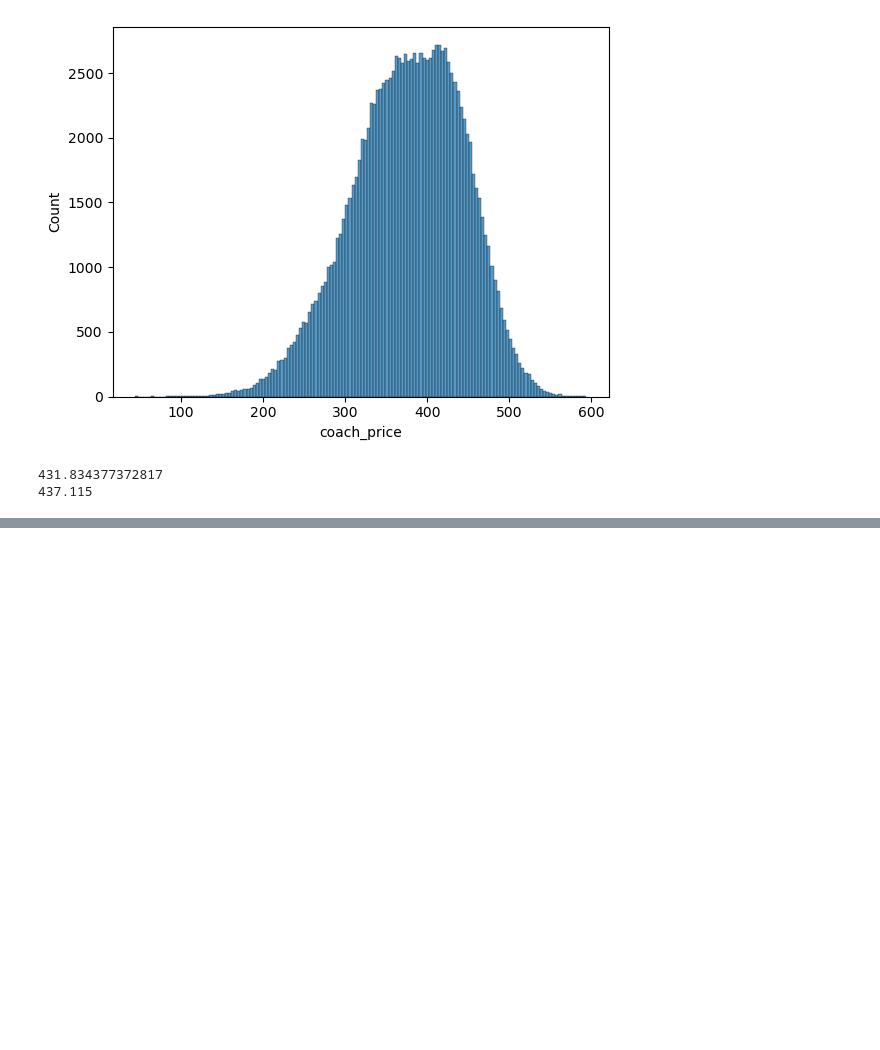
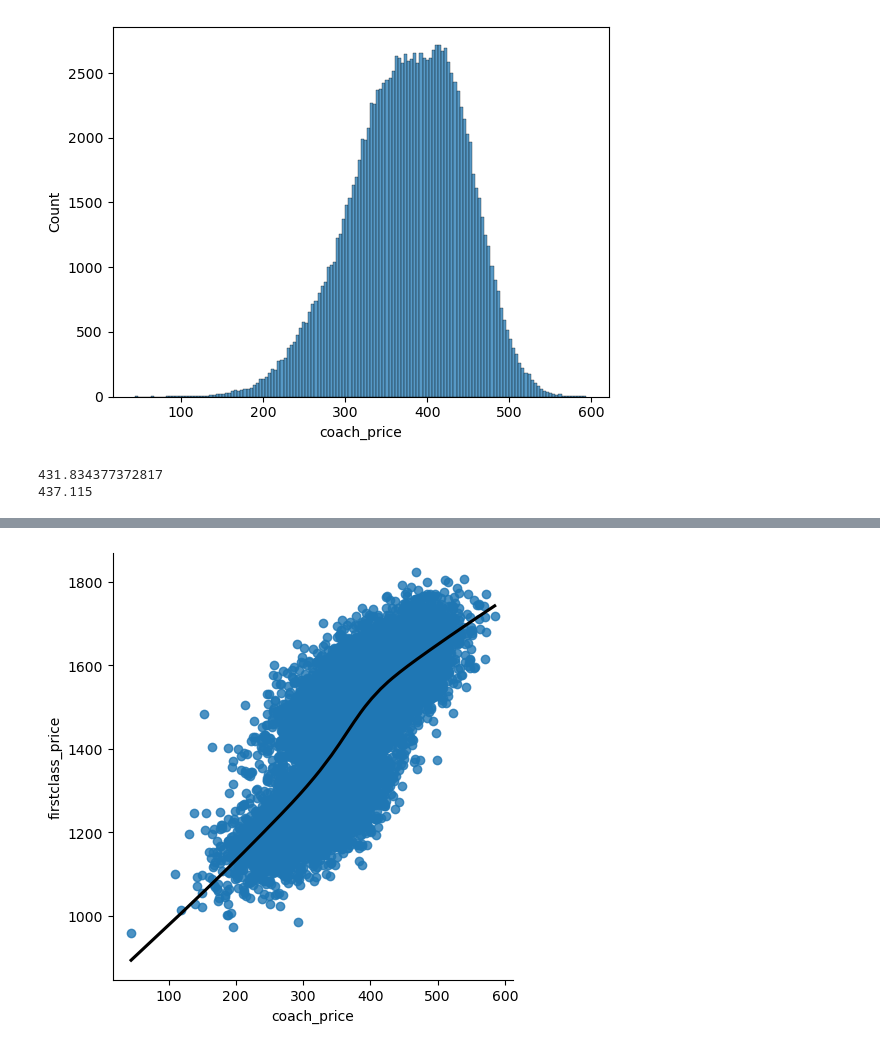
Before and after one commit to ZahraKiashemshaki/Airline-Analysis, a Jupyter notebook: Airline.ipynb, the cells around one changed output, grey strips where cells are left out. Saved outputs shown, nothing was run; the diff lists cells and outputs as text; code cells hidden in the pictures; blank space fills up the shorter version.

```diff
--- a/Airline.ipynb
+++ b/Airline.ipynb
@@ -50,0 +59,8 @@ sns.histplot(flight.coach_price[flight.hours == 8])
+# %%
+perc = 0.1
+flight_sub = flight.sample(n = int(flight.shape[0]*perc))
+
+sns.lmplot(x = "coach_price", y = "firstclass_price", data = flight_sub, line_kws={'color': 'black'}, lowess=True)
+plt.show()
+# %% [output]
+[figure, added]
```
Also changed, not shown: parts of 6 cells of this notebook.
